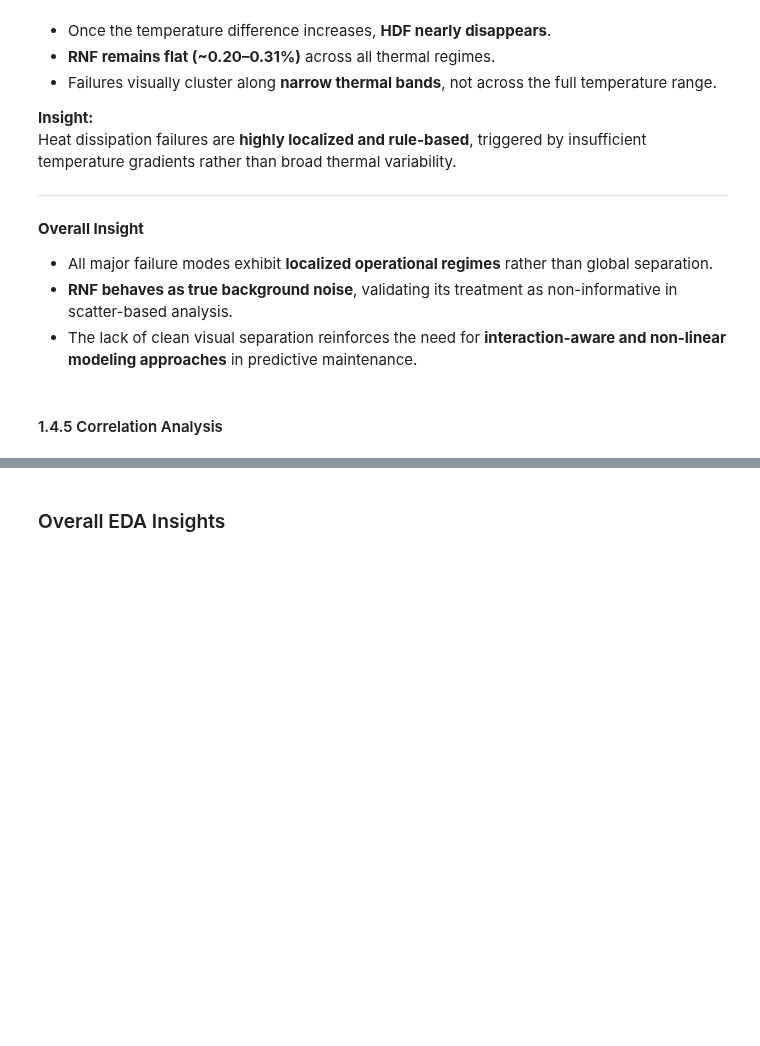
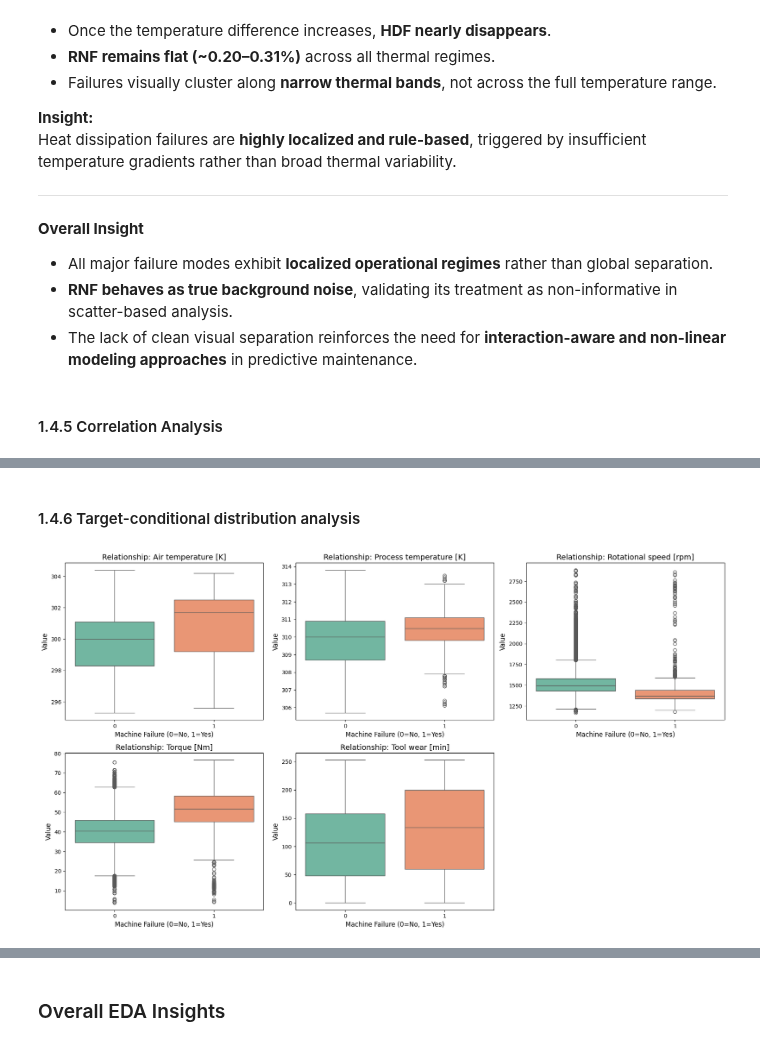
Before and after one commit to ANDUGULA-SAI-KIRAN/predictive-maintenance-end2end, a Jupyter notebook: notebooks/eda.ipynb, the cells around one changed output, grey strips where cells are left out. Drawn from its saved outputs; the diff is of its cells as text; code cells hidden in the pictures; blank space fills up the shorter version.

```diff
--- a/notebooks/eda.ipynb
+++ b/notebooks/eda.ipynb
@@ -839,0 +841,59 @@ plt.show()
+# %% [markdown]
+#### 1.4.6 Target-conditional distribution analysis
+# %%
+# 1. Define your features
+features = [
+    'Air temperature [K]',
+    'Process temperature [K]',
+    'Rotational speed [rpm]',
+    'Torque [Nm]',
+    'Tool wear [min]'
+]
+df['machine_failure'] = (df[['TWF', 'OSF', 'PWF', 'HDF', 'RNF']].sum(axis=1)>0).astype(int)
+
+# 2. Set up a grid (2 rows, 3 columns)
+fig, axes = plt.subplots(nrows=2, ncols=3, figsize=(18, 10))
+axes = axes.flatten()
+
+# 3. Create a box plot for each feature
+for i, col in enumerate(features):
+    # FIX: Added hue='machine_failure' and legend=False to stop the warnings
+    sns.boxplot(
+        x='machine_failure',
+        y=col,
+        data=df,
+        ax=axes[i],
+        palette='Set2',
+        hue='machine_failure',
+        legend=False
+    )
+    axes[i].set_title(f'Relationship: {col}', fontsize=14)
+    axes[i].set_xlabel('Machine Failure (0=No, 1=Yes)', fontsize=12)
+    axes[i].set_ylabel('Value', fontsize=12)
+
+# 4. Clean up: Remove the empty 6th subplot
+if len(features) < len(axes):
+    for j in range(len(features), len(axes)):
+        fig.delaxes(axes[j])
+
+plt.tight_layout()
+plt.show()
+
+# # 1. Group by the target and calculate the mean for your features
+# summary_table = df.groupby('machine_failure')[features].mean().T
+
+# # 2. Rename columns for clarity
+# summary_table.columns = ['Mean (No Failure)', 'Mean (Failure)']
+
+# # 3. Calculate the difference and the % change to show the "strength" of correlation
+# summary_table['Absolute Diff'] = summary_table['Mean (Failure)'] - summary_table['Mean (No Failure)']
+# summary_table['% Change'] = (summary_table['Absolute Diff'] / summary_table['Mean (No Failure)']) * 100
+
+# # 4. Add a "Relationship" column to explain the correlation direction
+# summary_table['Correlation Type'] = summary_table['% Change'].apply(lambda x: 'Positive' if x > 0 else 'Negative')
+
+# # Display the table
+# print("--- Feature Comparison Table ---")
+# summary_table.round(2)
+# %% [output]
+[figure, added]
```
Also changed, not shown: parts of 4 cells of this notebook, 2 other files.
